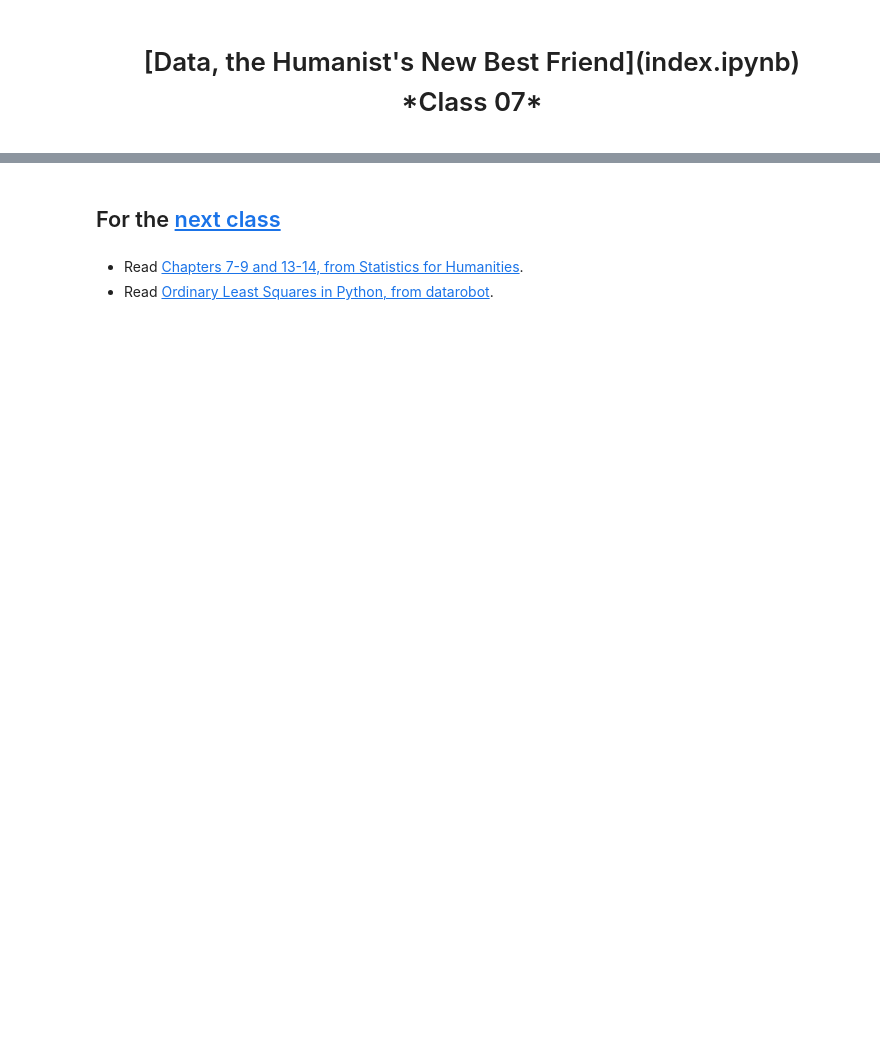
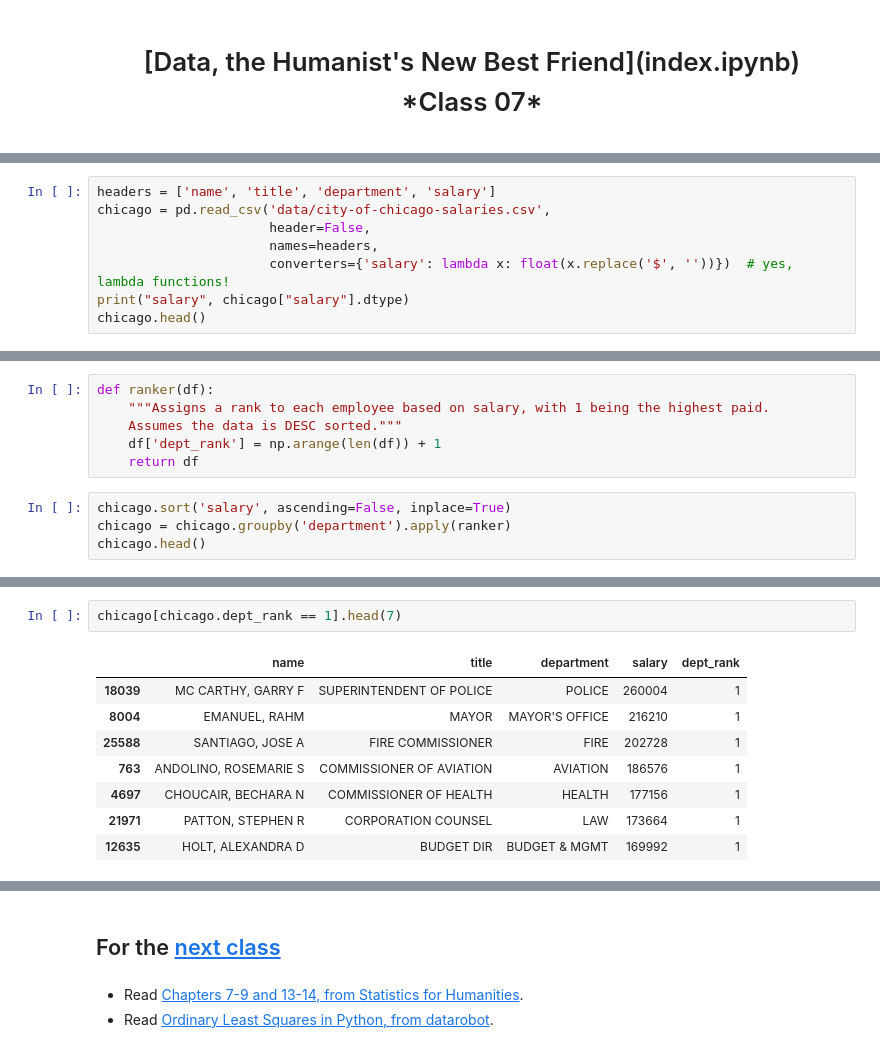
Before and after one commit to versae/DH2304, a Jupyter notebook: class07.ipynb, the cells around one changed output, grey strips where cells are left out. Saved outputs shown, nothing was run; the diff lists cells and outputs as text; blank space fills up the shorter version.

```diff
--- a/class07.ipynb
+++ b/class07.ipynb
@@ -17,0 +87,8 @@ We won't need Excel anymore... hopefully
+# %%
+headers = ['name', 'title', 'department', 'salary']
+chicago = pd.read_csv('data/city-of-chicago-salaries.csv',
+                      header=False,
+                      names=headers,
+                      converters={'salary': lambda x: float(x.replace('$', ''))})  # yes, lambda functions!
+print("salary", chicago["salary"].dtype)
+chicago.head()
@@ -17,0 +182,10 @@ We won't need Excel anymore... hopefully
+# %%
+def ranker(df):
+    """Assigns a rank to each employee based on salary, with 1 being the highest paid.
+    Assumes the data is DESC sorted."""
+    df['dept_rank'] = np.arange(len(df)) + 1
+    return df
+# %%
+chicago.sort('salary', ascending=False, inplace=True)
+chicago = chicago.groupby('department').apply(ranker)
+chicago.head()
@@ -17,0 +199,11 @@ We won't need Excel anymore... hopefully
+# %%
+chicago[chicago.dept_rank == 1].head(7)
+# %% [output]
+|  | name | title | department | salary | dept_rank |
+| 18039 | MC CARTHY, GARRY F | SUPERINTENDENT OF POLICE | POLICE | 260004 | 1 |
+| 8004 | EMANUEL, RAHM | MAYOR | MAYOR'S OFFICE | 216210 | 1 |
+| 25588 | SANTIAGO, JOSE A | FIRE COMMISSIONER | FIRE | 202728 | 1 |
+| 763 | ANDOLINO, ROSEMARIE S | COMMISSIONER OF AVIATION | AVIATION | 186576 | 1 |
+| 4697 | CHOUCAIR, BECHARA N | COMMISSIONER OF HEALTH | HEALTH | 177156 | 1 |
+| 21971 | PATTON, STEPHEN R | CORPORATION COUNSEL | LAW | 173664 | 1 |
+| 12635 | HOLT, ALEXANDRA D | BUDGET DIR | BUDGET & MGMT | 169992 | 1 |
```
Also changed, not shown: parts of 38 cells of this notebook, 6 other files.
